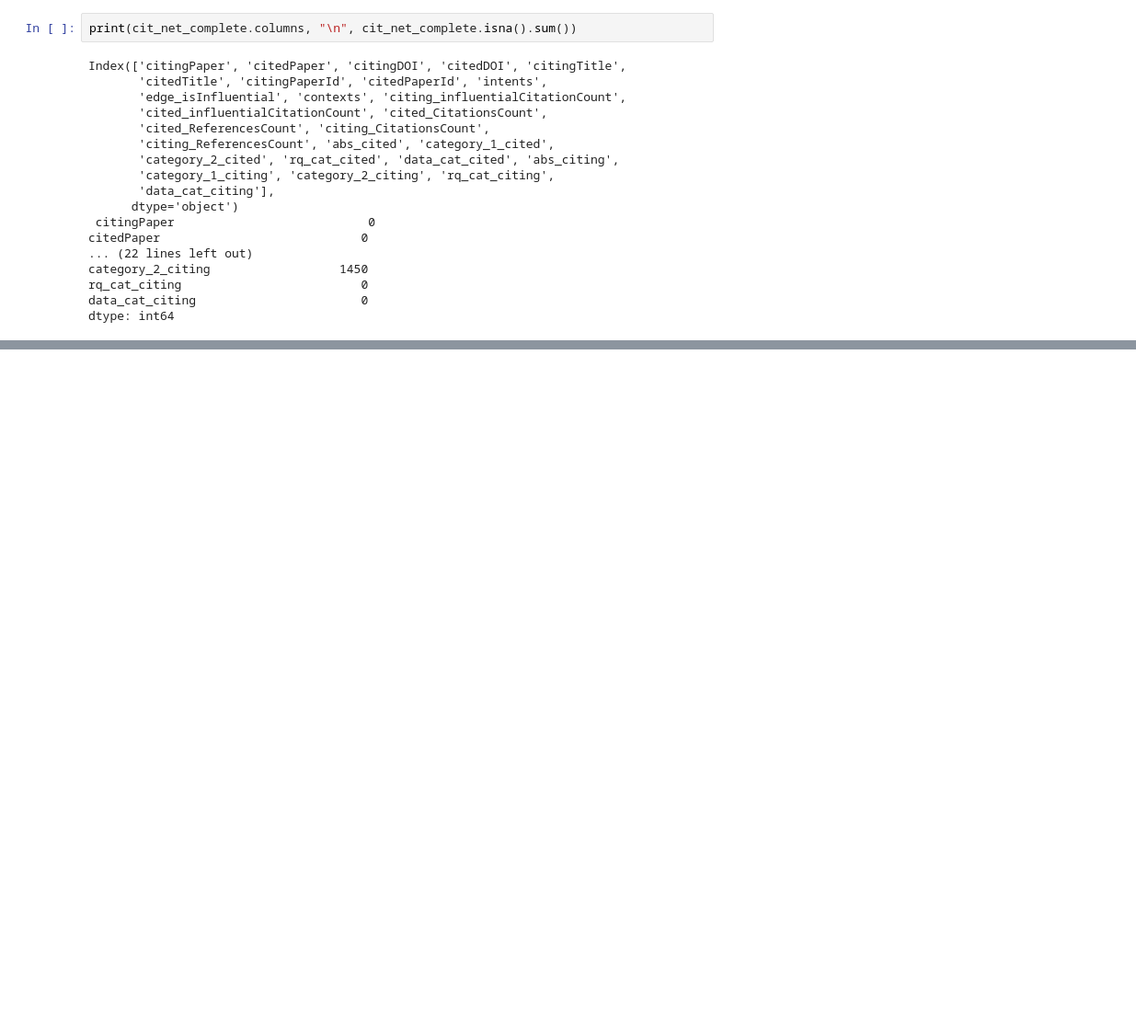
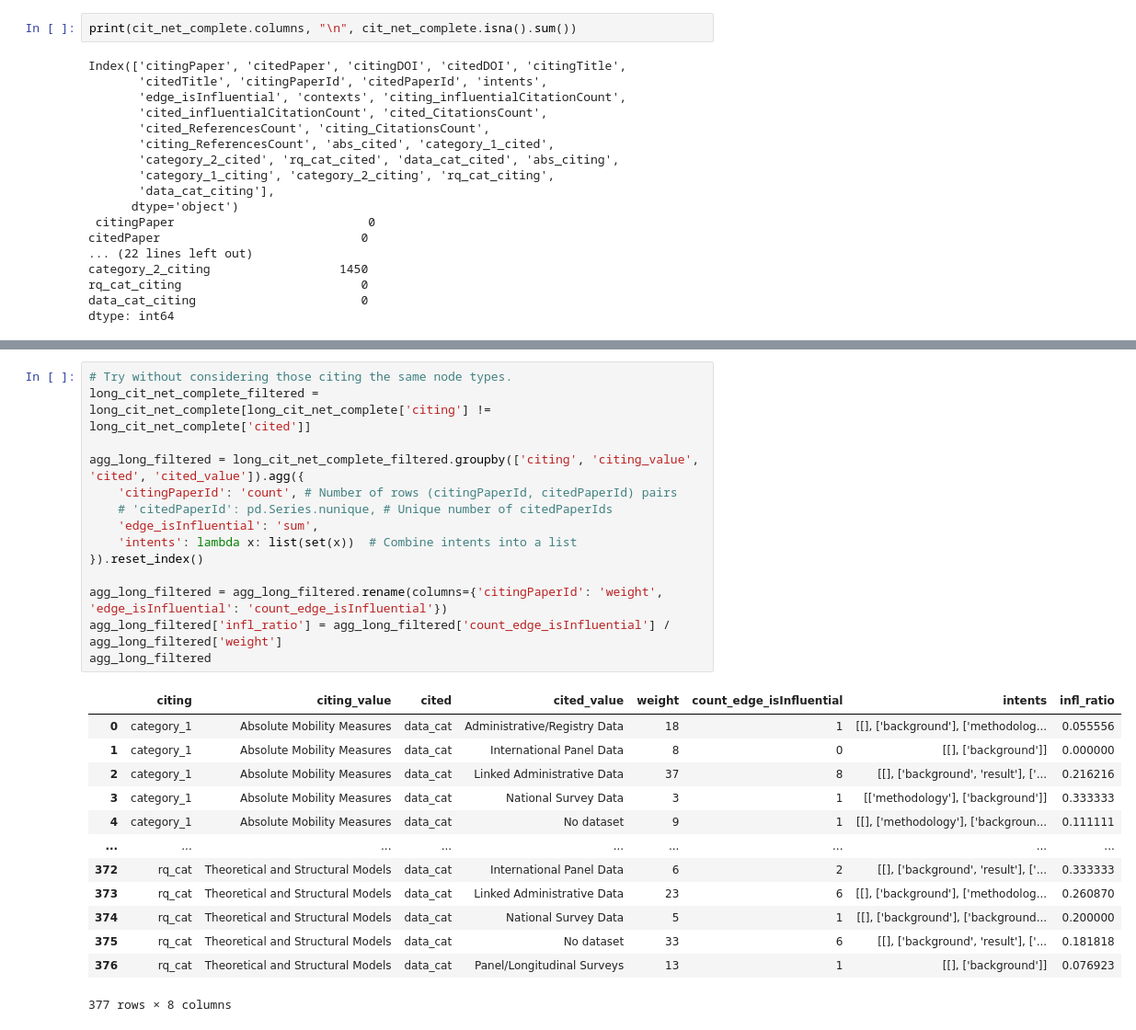
Before and after one commit to SereneKim/meta-welath_mobility, a Jupyter notebook: notebooks/10_analysis.ipynb, the cells around one changed output, grey strips where cells are left out. Shown at 92% size. Cells and saved outputs as stored; diff of their text form; blank space fills up the shorter version.

```diff
--- a/notebooks/10_analysis.ipynb
+++ b/notebooks/10_analysis.ipynb
@@ -1388,0 +1597,28 @@ dtype: int64
+# %%
+# Try without considering those citing the same node types.
+long_cit_net_complete_filtered = long_cit_net_complete[long_cit_net_complete['citing'] != long_cit_net_complete['cited']]
+
+agg_long_filtered = long_cit_net_complete_filtered.groupby(['citing', 'citing_value', 'cited', 'cited_value']).agg({
+    'citingPaperId': 'count', # Number of rows (citingPaperId, citedPaperId) pairs
+    # 'citedPaperId': pd.Series.nunique, # Unique number of citedPaperIds
+    'edge_isInfluential': 'sum',
+    'intents': lambda x: list(set(x))  # Combine intents into a list
+}).reset_index()
+
+agg_long_filtered = agg_long_filtered.rename(columns={'citingPaperId': 'weight', 'edge_isInfluential': 'count_edge_isInfluential'})
+agg_long_filtered['infl_ratio'] = agg_long_filtered['count_edge_isInfluential'] / agg_long_filtered['weight']
+agg_long_filtered
+# %% [output]
+|  | citing | citing_value | cited | cited_value | weight | count_edge_isInfluential | intents | infl_ratio |
+| 0 | category_1 | Absolute Mobility Measures | data_cat | Administrative/Registry Data | 18 | 1 | [[], ['background'], ['methodolog... | 0.055556 |
+| 1 | category_1 | Absolute Mobility Measures | data_cat | International Panel Data | 8 | 0 | [[], ['background']] | 0.000000 |
+| 2 | category_1 | Absolute Mobility Measures | data_cat | Linked Administrative Data | 37 | 8 | [[], ['background', 'result'], ['... | 0.216216 |
+| 3 | category_1 | Absolute Mobility Measures | data_cat | National Survey Data | 3 | 1 | [['methodology'], ['background']] | 0.333333 |
+| 4 | category_1 | Absolute Mobility Measures | data_cat | No dataset | 9 | 1 | [[], ['methodology'], ['backgroun... | 0.111111 |
+| ... | ... | ... | ... | ... | ... | ... | ... | ... |
+| 372 | rq_cat | Theoretical and Structural Models | data_cat | International Panel Data | 6 | 2 | [[], ['background', 'result'], ['... | 0.333333 |
+| 373 | rq_cat | Theoretical and Structural Models | data_cat | Linked Administrative Data | 23 | 6 | [[], ['background'], ['methodolog... | 0.260870 |
+| 374 | rq_cat | Theoretical and Structural Models | data_cat | National Survey Data | 5 | 1 | [[], ['background'], ['background... | 0.200000 |
+| 375 | rq_cat | Theoretical and Structural Models | data_cat | No dataset | 33 | 6 | [[], ['background', 'result'], ['... | 0.181818 |
+| 376 | rq_cat | Theoretical and Structural Models | data_cat | Panel/Longitudinal Surveys | 13 | 1 | [[], ['background']] | 0.076923 |
+377 rows × 8 columns
```
Also changed, not shown: parts of 24 cells of this notebook, 7 other files.
